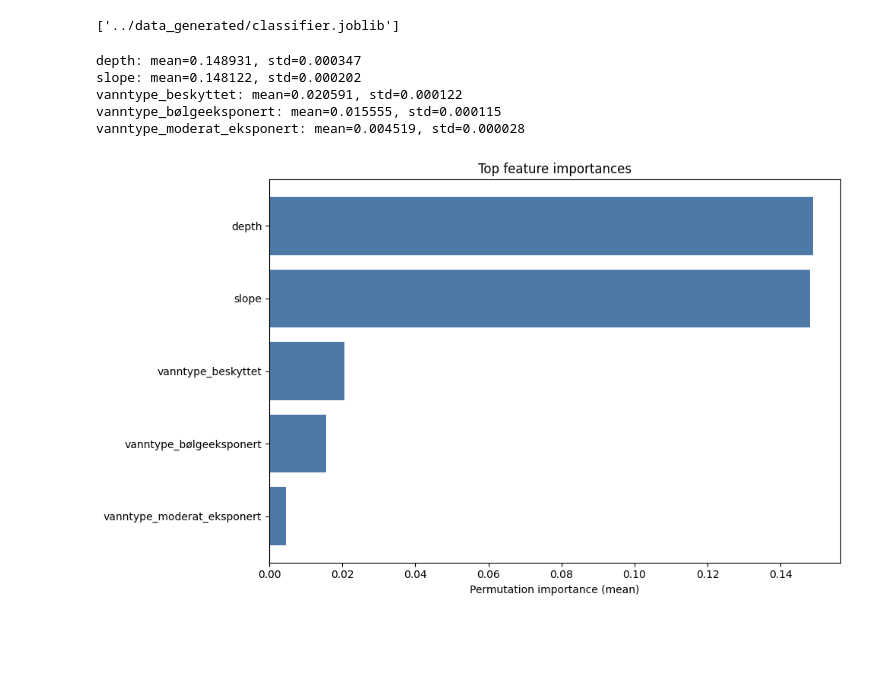
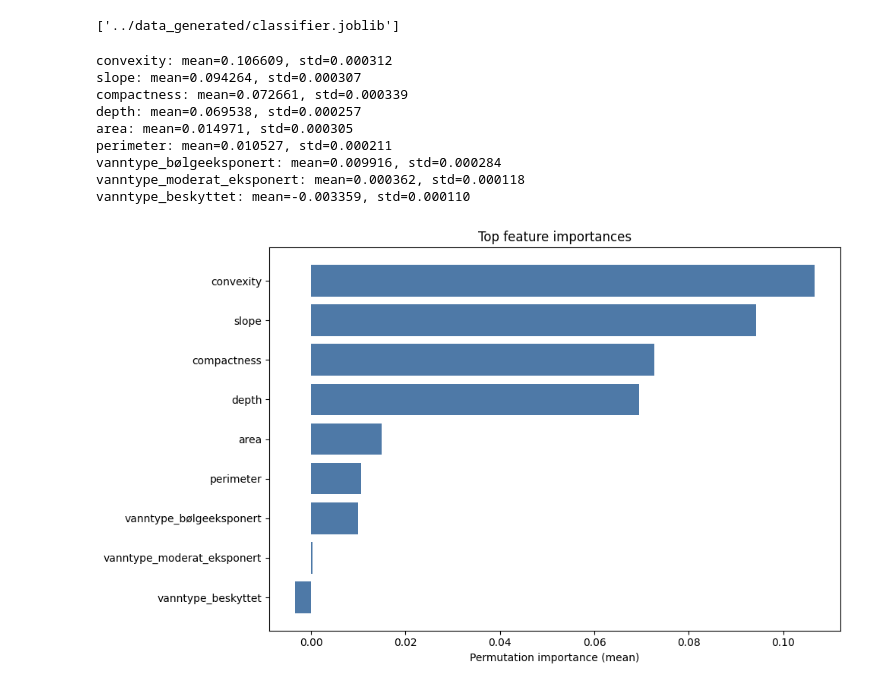
Before and after one commit to NIVANorge/marint-naturkart-niva, a Jupyter notebook: notebooks/02_modelling.ipynb, the cells around one changed output. Drawn from its saved outputs; the diff is of its cells as text; code cells hidden in the pictures; blank space fills up the shorter version.

```diff
--- a/notebooks/02_modelling.ipynb
+++ b/notebooks/02_modelling.ipynb
@@ -63,2 +84,2 @@ marine_vanntyper = gpd.read_parquet("gs://niva-geodata/MarintNaturKart/mdir/NyTy
 # %%
-depth, slope, one_hot_types = subkart.features.build_basis_raster(gdf_vest, marine_vanntyper)
+rasters, one_hot_types = subkart.features.build_basis_raster(gdf_depth, marine_vanntyper)
@@ -70,5 +91,5 @@ subkart.utils.plot_one_hot_vanntyper(one_hot_types, depth.transform, gdf_vest.cr
 # %%
-features, valid_attrs = subkart.features.stack(depth, slope, one_hot_types)
+features, valid_attrs = subkart.features.stack(rasters, one_hot_types)
 # %% [markdown]
 ## Dataset for labels
 
@@ -81,8 +102,8 @@ gdf_bunn_full["BunnType"].unique().tolist()
 # %% [output]
 ['blanding/uspesifisert', 'fastbunn', 'løsbunn']
 # %%
-gdf_bunn_full = gdf_bunn_full.to_crs(gdf_vest.crs)
-bunn_raster, valid_bunn = subkart.labelling.rasterize_bunn_type(gdf_bunn_full, depth.shape[-2:], depth.transform)
+gdf_bunn_full = gdf_bunn_full.to_crs(gdf_depth.crs)
+bunn_raster, valid_bunn = subkart.labelling.rasterize_bunn_type(gdf_bunn_full, rasters[0].shape[-2:], rasters[0].transform)
 # %%
 valid = valid_attrs & valid_bunn
 
@@ -106,7 +127,7 @@ Train a quick baseline for each model
 # %%
 # Ensure each model type is evaluated at least once before randomized search
 baseline_models = [
-    HistGradientBoostingClassifier(random_state=42),
+    HistGradientBoostingClassifier(random_state=42, class_weight=class_weights),
     #RandomForestClassifier(n_jobs=2, class_weight=class_weights, random_state=42),
     #LogisticRegression(max_iter=100000, class_weight=class_weights, random_state=42),
 ]
@@ -220,7 +241,7 @@ result = permutation_importance(
 )
 _, id_type_map, _ = subkart.features.marine_type_map()
 # Build feature names: terrain features + one-hot marine type features
-terrain_features = ["depth", "slope"]
+terrain_features =  ["depth", "slope", "area", "perimeter", "compactness", "convexity"]
 vanntype_names = list(id_type_map.values())
 feature_names = terrain_features + [f"vanntype_{name}" for name in vanntype_names]
 
@@ -229,36 +250,40 @@ importances_mean = result.importances_mean
 importances_std = result.importances_std
 sorted_idx = np.argsort(importances_mean)[::-1]
 
 # Print top 20 features
 top_n = 20
 for i in sorted_idx[:top_n]:
     print(f"{feature_names[i]}: mean={importances_mean[i]:.6f}, std={importances_std[i]:.6f}")
 
 # Save full importance results to JSON
 importance_dict = [
     {
         "feature": feature_names[i],
         "mean": float(importances_mean[i]),
         "std": float(importances_std[i]),
     }
     for i in sorted_idx
 ]
 
 
 top_idx = sorted_idx[:top_n]
 labels = [feature_names[i] for i in top_idx]
 values = importances_mean[top_idx]
 
 plt.figure(figsize=(10, 6))
 plt.barh(labels[::-1], values[::-1], color="#4e79a7")
 plt.xlabel("Permutation importance (mean)")
 plt.title("Top feature importances")
 plt.tight_layout()
 plt.show()
 # %% [output]
-depth: mean=0.148931, std=0.000347
-slope: mean=0.148122, std=0.000202
-vanntype_beskyttet: mean=0.020591, std=0.000122
-vanntype_bølgeeksponert: mean=0.015555, std=0.000115
-vanntype_moderat_eksponert: mean=0.004519, std=0.000028
+convexity: mean=0.106609, std=0.000312
+slope: mean=0.094264, std=0.000307
+compactness: mean=0.072661, std=0.000339
+depth: mean=0.069538, std=0.000257
+area: mean=0.014971, std=0.000305
+perimeter: mean=0.010527, std=0.000211
+vanntype_bølgeeksponert: mean=0.009916, std=0.000284
+vanntype_moderat_eksponert: mean=0.000362, std=0.000118
+vanntype_beskyttet: mean=-0.003359, std=0.000110
-[figure, old version]
+[figure, new version]
```
Also changed, not shown: parts of 8 cells of this notebook, 5 other files.
